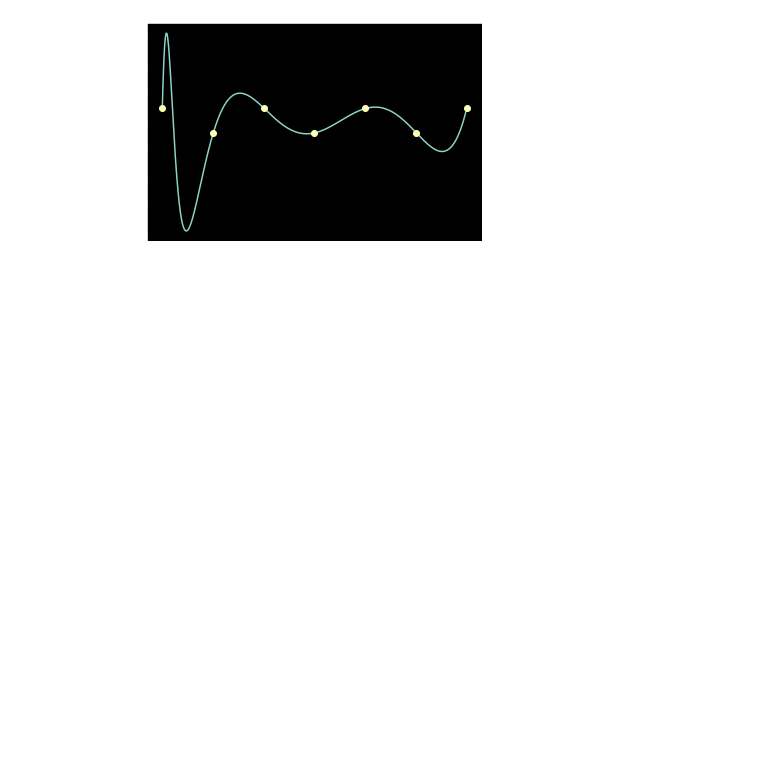
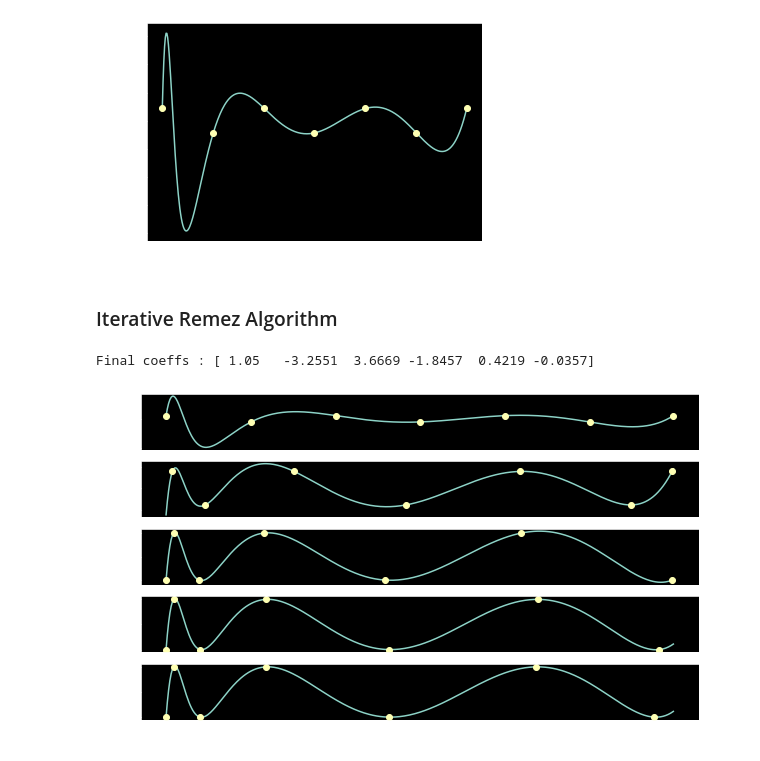
Before and after one commit to mohantyk/dsp_in_comm, a Jupyter notebook: chap3.ipynb, the cells around one changed output. Cells and saved outputs as stored; diff of their text form; code cells hidden in the pictures; blank space fills up the shorter version.

Commit message:
Implement the iterative remez algorithm

```diff
--- a/chap3.ipynb
+++ b/chap3.ipynb
@@ -195,3 +196,56 @@ design_errors = error_estimate*error_signs
 plt.plot(x, error, x_guess, design_errors,'o');
 # %% [output]
 [figure]
+# %% [markdown]
+### Iterative Remez Algorithm
+# %%
+def remez(error, order, prev_idx):
+    zero_crossings = np.where(np.diff(np.sign(error)))[0]
+    if len(zero_crossings) < (order+1):
+        print('Insufficient number of zero crossings. Only {} found'.format(len(zero_crossings)))
+        return prev_idx
+    elif len(zero_crossings) > (order+1):
+        zero_crossings = zero_crossings[:(order+1)]
+
+    split_arrays = np.split(error, zero_crossings+1)
+    end_points = np.concatenate(([0], zero_crossings))
+    new_indices = []
+
+    for start, section in zip(end_points, split_arrays):
+        min_max_idx = np.argmax( np.abs(section) )
+        min_max = section[min_max_idx]
+        new_indices.append(start+min_max_idx)
+
+    return array(new_indices)
+# %%
+REMEZ_ITER = 5
+
+N = 5
+x_guess = np.linspace(*endpoints, N+2) # Per Chebyshev, N+2 positions have max error
+idx = np.searchsorted(x, x_guess)
+
+fig, ax = plt.subplots(REMEZ_ITER, 1, figsize=(10,6))
+for c_iter in range(REMEZ_ITER):
+    x_guess = x[idx] # Refine x_guess to ensure it lies in x
+    F_guess = F[idx]
+
+    error_signs = (-1)**np.arange(N+2).reshape(-1,1)
+    X = np.vander(x_guess, N+1, increasing=True)
+    X = np.hstack([X, error_signs])
+
+    C = np.linalg.inv(X)@F_guess
+    coeffs = C[:N+1]
+    error_estimate = C[-1]
+
+    F_est = np.polyval(coeffs[::-1], x)
+    error = F - F_est
+
+    design_errors = error_estimate*error_signs
+    ax[c_iter].plot(x, error, x_guess, design_errors,'o');
+
+    idx = remez(error, N, idx)
+
+print('Final coeffs : {}'.format(coeffs))
+# %% [output]
+Final coeffs : [ 1.05   -3.2551  3.6669 -1.8457  0.4219 -0.0357]
+[figure, added]
```
Also changed, not shown: parts of 1 cell of this notebook.
